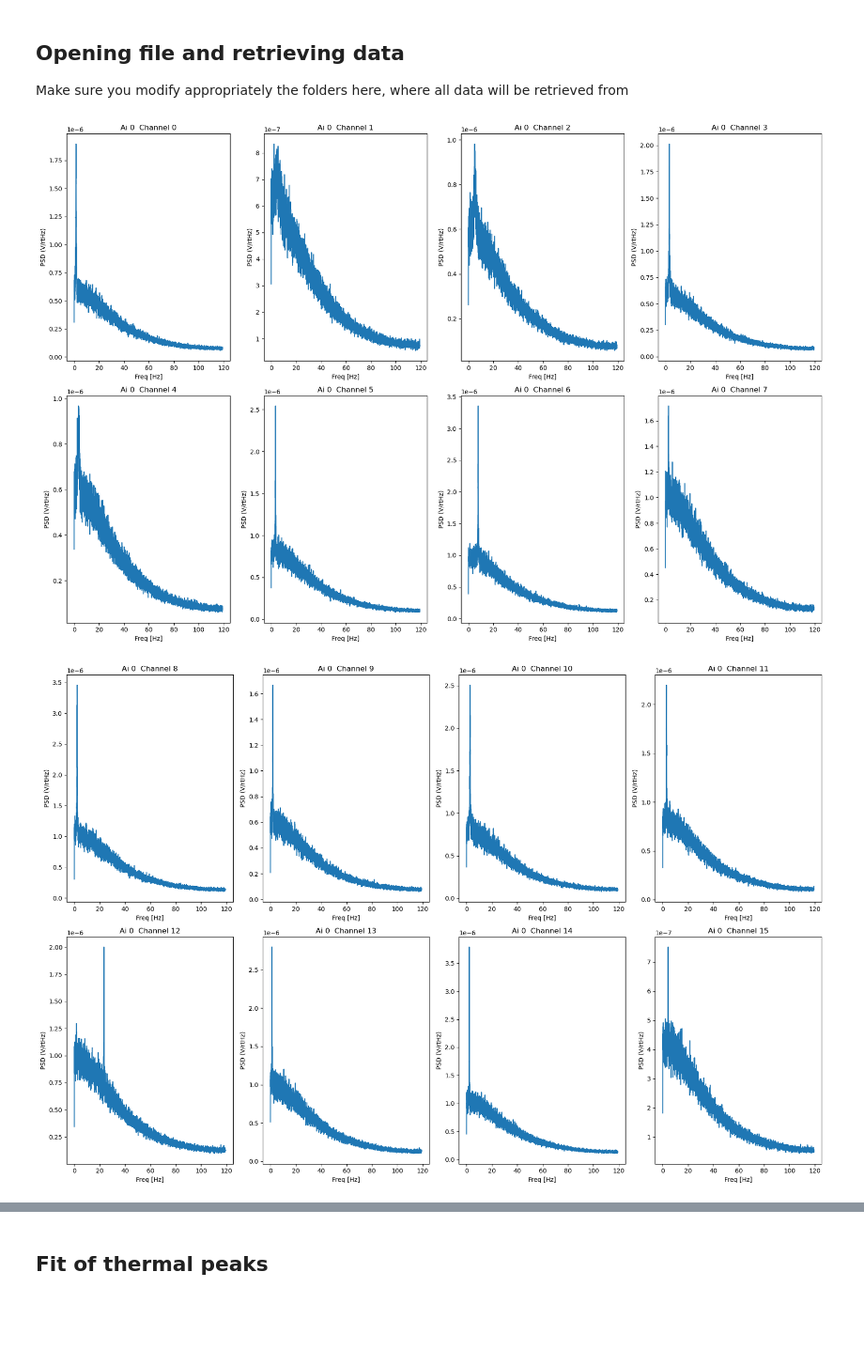
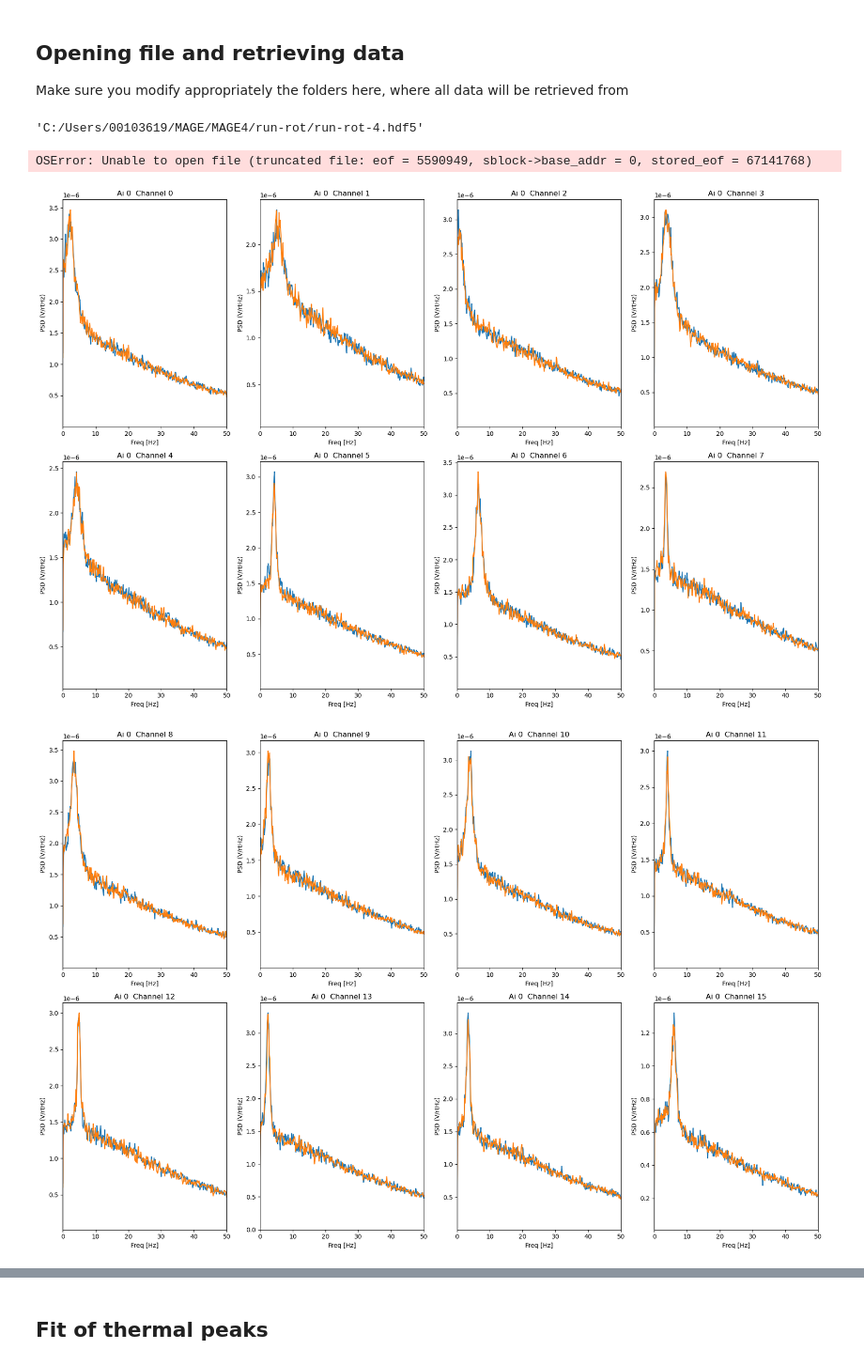
Before and after one commit to WilliamCam/MAGE-Data-Analysis, a Jupyter notebook: MAGE/MAGE4/MAGE4_single_file_analysis.ipynb, the cells around one changed output, grey strips where cells are left out. Shown at 94% size. Saved outputs shown, nothing was run; the diff lists cells and outputs as text; code cells hidden in the pictures; blank space fills up the shorter version.

```diff
--- a/MAGE/MAGE4/MAGE4_single_file_analysis.ipynb
+++ b/MAGE/MAGE4/MAGE4_single_file_analysis.ipynb
@@ -26,54 +27,67 @@ import os
 ## Opening file and retrieving data
 Make sure you modify appropriately the folders here, where all data will be retrieved from
 # %%
-run = 4
-subrun = 593
-NFFT = 2**13
+run = 2
+subrun = 20
+NFFT = 2**10
 
 #filepath = '/home/leo_maria/Desktop/UWA/MAGE/MAGE4/run' + str(run) + '/run' + str(run) + '-' + str(subrun) + '.hdf5' # for run !=2 # where your hdf5 files are
-filepath =  r'C:/Users/00103619/MAGE/MAGE4/run' + str(run) + '/run' + str(run) + '--' + str(subrun) + '.hdf5'  #for run 2
-
-calibration_folder = 'C:/Users/00103619/GitHub/MAGE-Data-Analysis/MAGE/MAGE4/calibration'  # where your calibration data is
+filepath =  r'C:/Users/00103619/MAGE/MAGE4/run' + str(run) + '/run' + str(run) + '-' + str(subrun) + '.hdf5'  #for run 2
+filepath = r'C:/Users/00103619/MAGE/MAGE4/run-rot/run-rot-4.hdf5'
+calibration_folder = r'C:\Users\00103619\GitHub\MAGE-Data-Analysis\MAGE\MAGE4\calibration'  # where your calibration data is
 
 # Specify the absolute path to the 'libraries' directory, where Analysis_functions is
 library_path = 'C:/Users/00103619/GitHub/MAGE-Data-Analysis/MAGE4/'  # Adjust this to the actual absolute path
 sys.path.append(library_path)
 import Analysis_functions
+# %%
+filepath
+# %% [output]
+'C:/Users/00103619/MAGE/MAGE4/run-rot/run-rot-4.hdf5'
+# %%
+f = h5py.File(filepath, 'r')
+t_start_string = str(f['AI 0'].attrs['date/time string'])
+datetime.strptime(t_start_string, 'UTC %d-%m-%y %H:%M:%S.%f ')
+t_start_string
+# %% [output]
+OSError: Unable to open file (truncated file: eof = 5590949, sblock->base_addr = 0, stored_eof = 67141768)
 # %%
 Ninputs, Nchannels, Nsamples, Fs, dt, fdemods, t_start = Analysis_functions.get_meta_data_from_first_file(filepath)
 iq = Analysis_functions.retrieve_IQ_td(filepath)
 file_start = t_start + timedelta(seconds = subrun*Nsamples*dt)
-freqs, Sx, Sy, Sr = Analysis_functions.psd_from_IQ_td(iq, Fs, NFFT=NFFT)
+freqs, Sx, Sy, Sr = Analysis_functions.psd_from_IQ_td(iq[:, :, :, :], Fs, NFFT=NFFT)
 time = np.linspace(0, Nsamples*dt, Nsamples)
 # %%
 
 # Create subplots with 8 subplots per figure (2 rows and 4 columns)
 fig, axes = plt.subplots(2, 4, figsize=(18, 12))  # Create a 2x4 grid of subplots
 axes = axes.flatten()  # Flatten the 2D axes array for easy indexing
 
 plot_idx = 0  # To index through the subplots
 for ai in [0, 1]:
     for ch in range(Nchannels):
         # Ensure you don't exceed the number of available subplots (8 in this case)
         if plot_idx >= len(axes):
             plt.tight_layout()  # Adjust layout when max subplots reached
             plt.show()           # Show the current figure
             fig, axes = plt.subplots(2, 4, figsize=(18, 12))  # Create a new figure with 8 subplots
             axes = axes.flatten()  # Flatten the axes for easy indexing
             plot_idx = 0  # Reset plot index for new figure
 
         ax = axes[plot_idx]  # Select the current axis for plotting
         ax.plot(freqs[ai, ch, :], np.sqrt(Sx[ai, ch, :]))
+        ax.plot(freqs[ai, ch, :], np.sqrt(Sy[ai, ch, :]))
         ax.set_xlabel('Freq [Hz]')
         ax.set_ylabel('PSD (V/rtHz)')
         ax.set_title(f'Ai {ai}  Channel {ch}')
+        ax.set_xlim(0,50)
         #ax.set_yscale('log')
         #ax.set_xscale('log')
         plot_idx += 1  # Move to the next subplot index
 
 # Final display of the last figure if not already shown
 plt.tight_layout()  # Adjust layout to avoid overlap
 plt.show()
 # %% [output]
-[figure, old version]
+[figure, new version]
-[figure, old version]
+[figure, new version]
```
Also changed, not shown: parts of 19 cells of this notebook, 25 other files.
